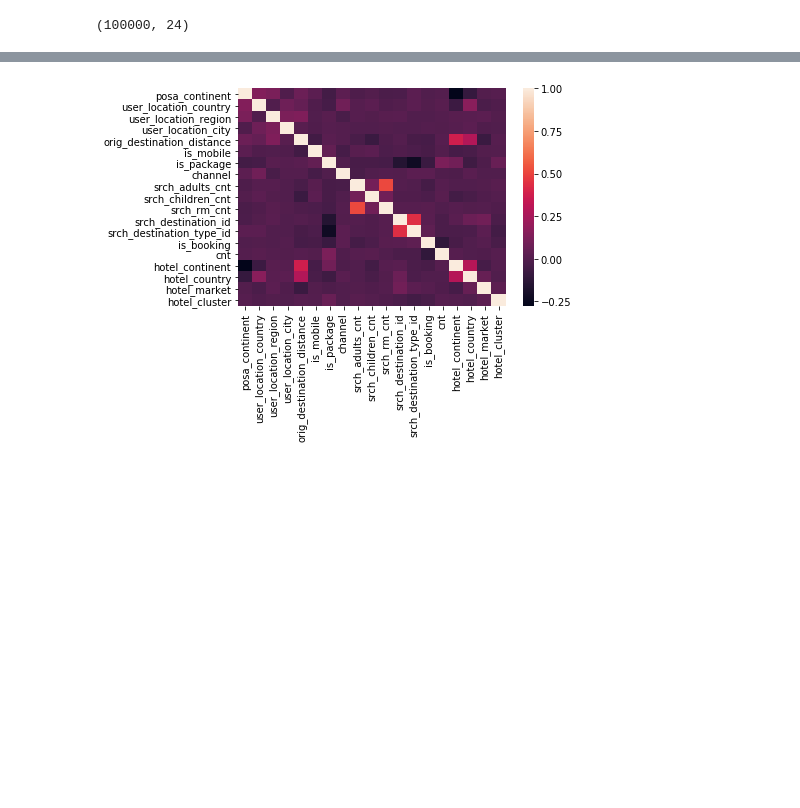
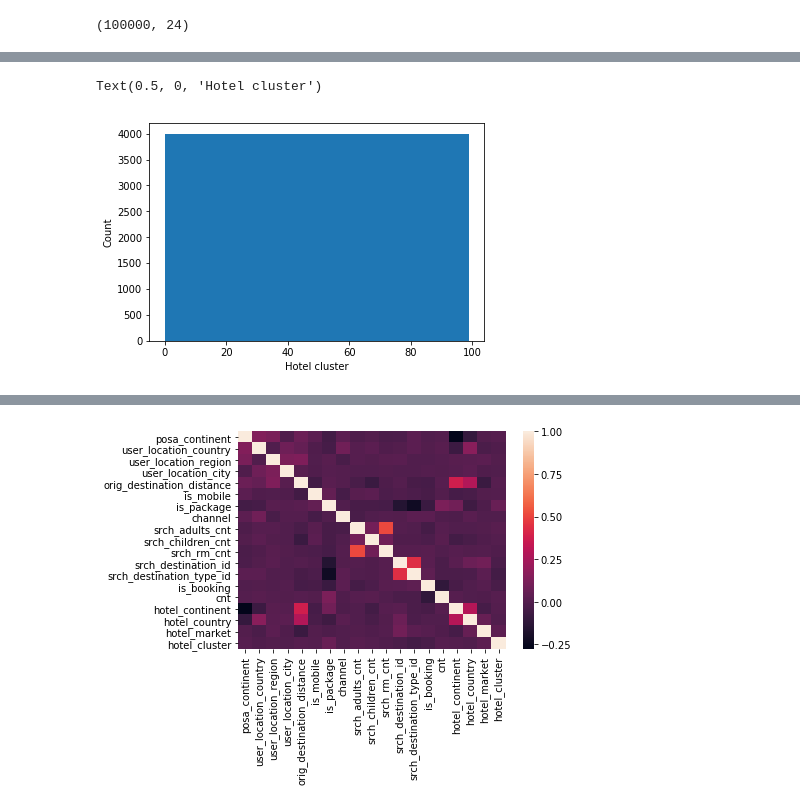
Before and after one commit to alexlisa9/finalProject_EE461P, a Jupyter notebook: K-Means Clustering and Catboost.ipynb, the cells around one changed output, grey strips where cells are left out. Cells and saved outputs as stored; diff of their text form; code cells hidden in the pictures; blank space fills up the shorter version.

```diff
--- a/K-Means Clustering and Catboost.ipynb
+++ b/K-Means Clustering and Catboost.ipynb
@@ -72,3 +97,11 @@ df_resampled_equal.to_csv('expedia_resampled_equal.csv', index=False)
+# %%
+# Plot target label distribution of equal resampling
+plt.hist(df_resampled_equal['hotel_cluster'], bins=25)
+plt.ylabel('Count')
+plt.xlabel('Hotel cluster')
+# %% [output]
+Text(0.5, 0, 'Hotel cluster')
+[figure, added]
 # %%
 # Drop unnecessary features
 
```
Also changed, not shown: parts of 19 cells of this notebook.
